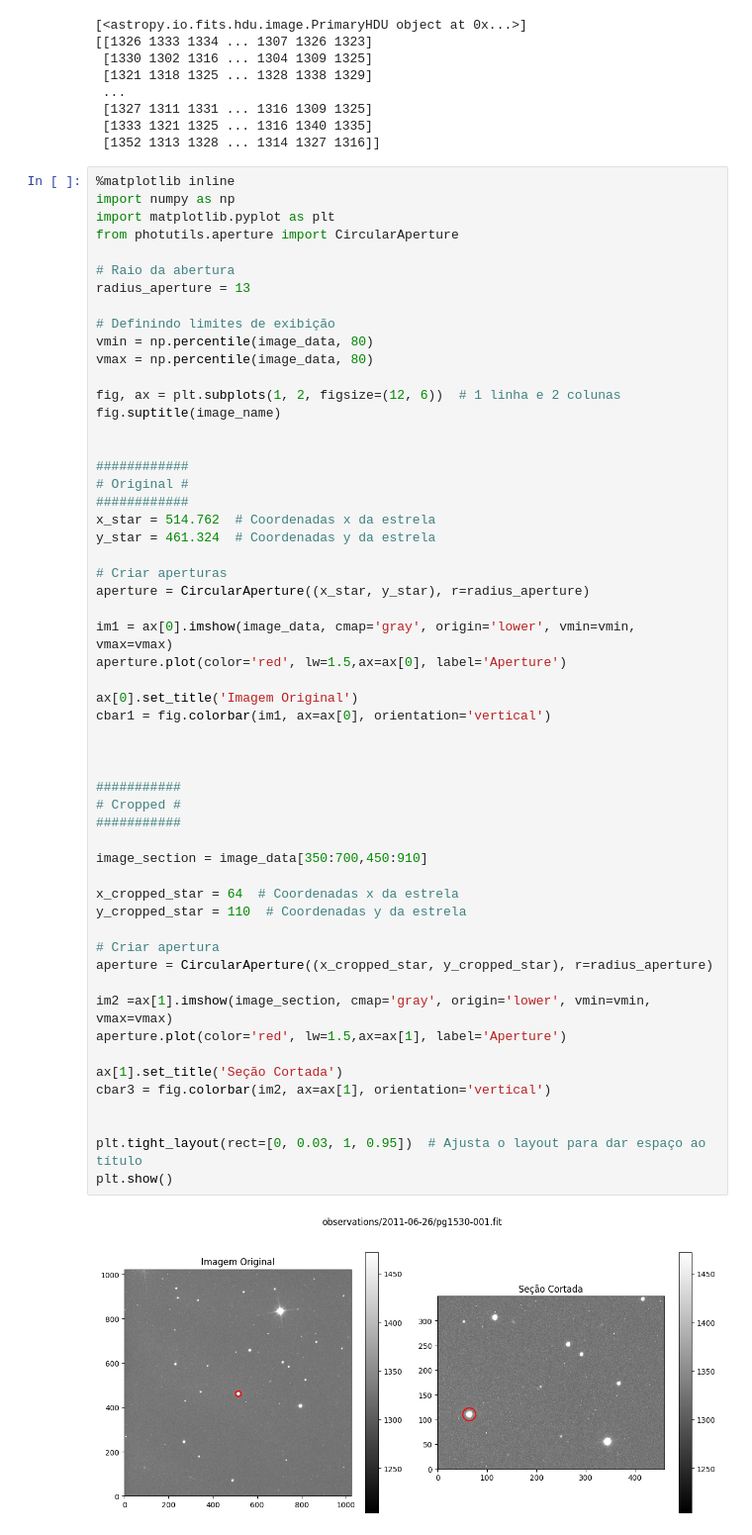
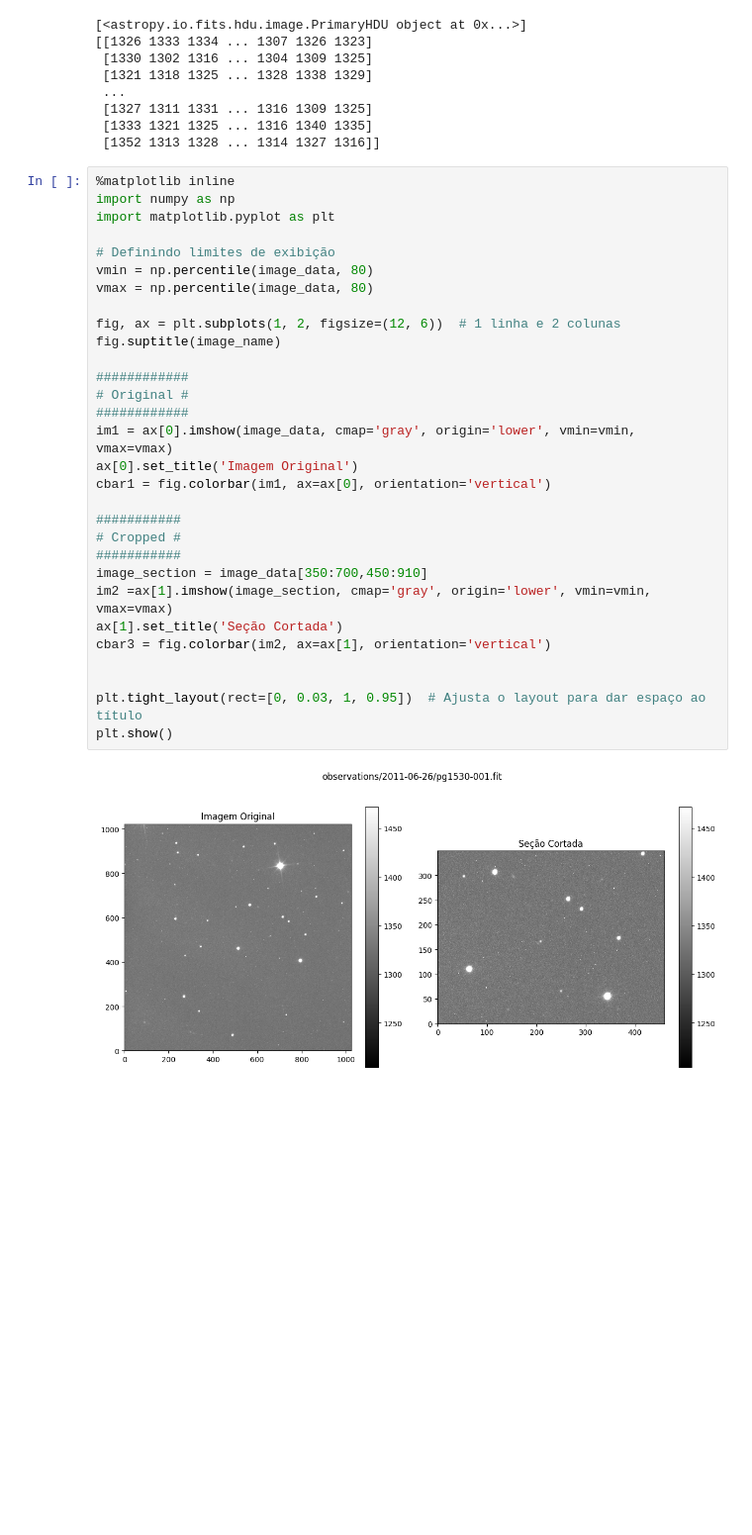
Before and after one commit to taticorrea/Mestrado, a Jupyter notebook: aperture_photometry.ipynb, the cells around one changed output. Shown at 99% size. Cells and saved outputs as stored; diff of their text form; blank space fills up the shorter version.

```diff
--- a/aperture_photometry.ipynb
+++ b/aperture_photometry.ipynb
@@ -36,56 +36,31 @@ image_data = hdu[0].data
 %matplotlib inline
 import numpy as np
 import matplotlib.pyplot as plt
-from photutils.aperture import CircularAperture
-
-# Raio da abertura
-radius_aperture = 13
 
 # Definindo limites de exibição
 vmin = np.percentile(image_data, 80)
 vmax = np.percentile(image_data, 80)
 
 fig, ax = plt.subplots(1, 2, figsize=(12, 6))  # 1 linha e 2 colunas
 fig.suptitle(image_name)
 
-
 ############
 # Original #
 ############
-x_star = 514.762  # Coordenadas x da estrela
-y_star = 461.324  # Coordenadas y da estrela
-
-# Criar aperturas
-aperture = CircularAperture((x_star, y_star), r=radius_aperture)
-
 im1 = ax[0].imshow(image_data, cmap='gray', origin='lower', vmin=vmin, vmax=vmax)
-aperture.plot(color='red', lw=1.5,ax=ax[0], label='Aperture')
-
 ax[0].set_title('Imagem Original')
 cbar1 = fig.colorbar(im1, ax=ax[0], orientation='vertical')
-
-
 
 ###########
 # Cropped #
 ###########
-
 image_section = image_data[350:700,450:910]
-
-x_cropped_star = 64  # Coordenadas x da estrela
-y_cropped_star = 110  # Coordenadas y da estrela
-
-# Criar apertura
-aperture = CircularAperture((x_cropped_star, y_cropped_star), r=radius_aperture)
-
 im2 =ax[1].imshow(image_section, cmap='gray', origin='lower', vmin=vmin, vmax=vmax)
-aperture.plot(color='red', lw=1.5,ax=ax[1], label='Aperture')
-
 ax[1].set_title('Seção Cortada')
 cbar3 = fig.colorbar(im2, ax=ax[1], orientation='vertical')
 
 
 plt.tight_layout(rect=[0, 0.03, 1, 0.95])  # Ajusta o layout para dar espaço ao título
 plt.show()
 # %% [output]
-[figure, old version]
+[figure, new version]
```
Also changed, not shown: parts of 2 cells of this notebook.
